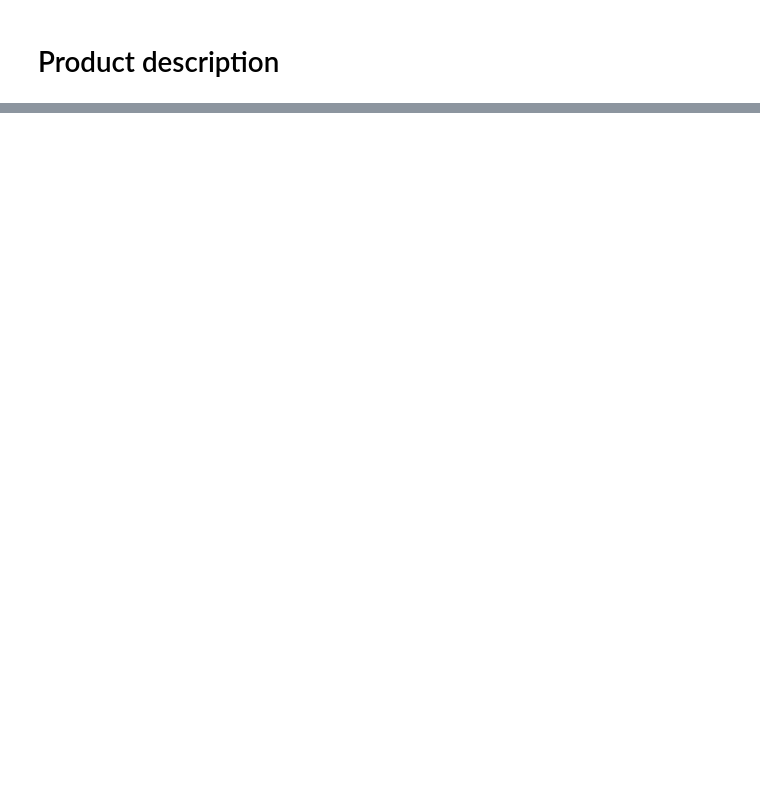
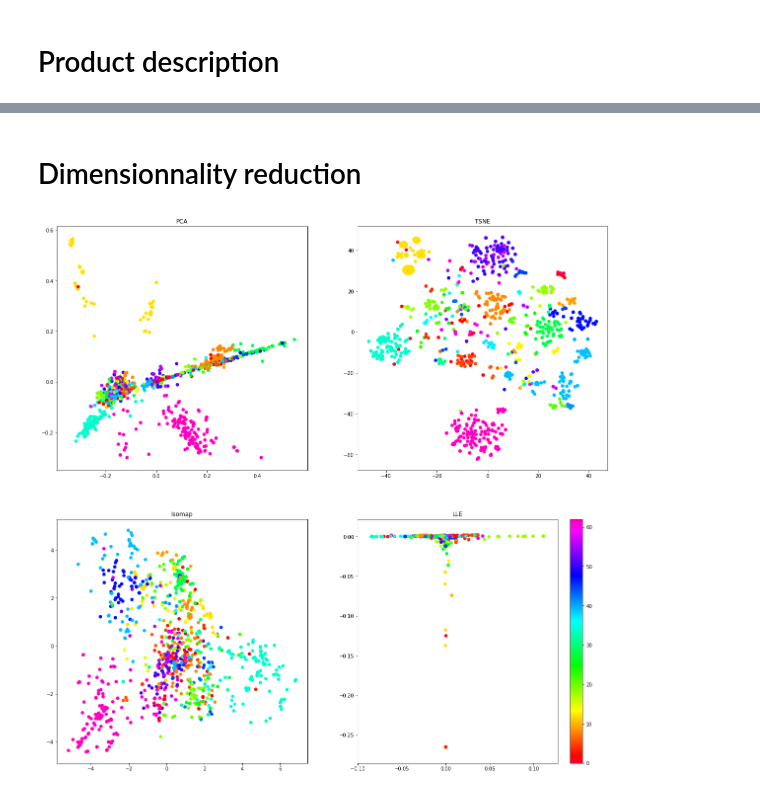
Before and after one commit to AHollierDS/ParcoursDS_Projet6, a Jupyter notebook: P6_01-text_processing.ipynb, the cells around one changed output, grey strips where cells are left out. Drawn from its saved outputs; the diff is of its cells as text; code cells hidden in the pictures; blank space fills up the shorter version.

```diff
--- a/P6_01-text_processing.ipynb
+++ b/P6_01-text_processing.ipynb
@@ -201,0 +194,52 @@ df_shrink = pd.DataFrame(pca.fit_transform(df_))
+# %% [markdown]
+# Dimensionnality reduction
+# %%
+# Plotting several 2D projections of the tf-idf, and allocating color by subcategory
+from sklearn.feature_extraction.text import TfidfTransformer
+from sklearn.preprocessing import LabelEncoder
+
+from sklearn.manifold import TSNE
+from sklearn.manifold import Isomap
+from sklearn.manifold import LocallyLinearEmbedding
+
+# Creating tf-idf matrix
+tf_idf = TfidfTransformer()
+X_tfidf = tf_idf.fit_transform(X)
+
+le_subcat = LabelEncoder()
+subcats_ = le_subcat.fit_transform(data_clean['subcategory'])
+
+# Fitting Dimensionnlaity reduction algorithms
+pca = PCA(n_components = 2)
+tsne = TSNE(n_components = 2)
+iso = Isomap(n_components = 2)
+lle = LocallyLinearEmbedding(n_components = 2)
+
+X_tf_pca = pca.fit_transform(X_tfidf.toarray())
+X_tf_tsne = tsne.fit_transform(X_tfidf)
+X_tf_iso = iso.fit_transform(X_tfidf)
+X_tf_lle = lle.fit_transform(X_tfidf.toarray())
+
+# Plotting
+plt.figure(figsize = (20,20))
+
+plt.subplot(221)
+plt.scatter(X_tf_pca[:,0], X_tf_pca[:,1], c = subcats_, cmap = 'gist_rainbow')
+plt.title('PCA')
+
+plt.subplot(222)
+plt.scatter(X_tf_tsne[:,0], X_tf_tsne[:,1], c = subcats_, cmap = 'gist_rainbow')
+plt.title('TSNE')
+
+plt.subplot(223)
+plt.scatter(X_tf_iso[:,0], X_tf_iso[:,1], c = subcats_, cmap = 'gist_rainbow')
+plt.title('Isomap')
+
+plt.subplot(224)
+plt.scatter(X_tf_lle[:,0], X_tf_lle[:,1], c = subcats_, cmap = 'gist_rainbow')
+plt.title('LLE')
+plt.colorbar()
+
+plt.show()
+# %% [output]
+[figure, added]
```
Also changed, not shown: parts of 25 cells of this notebook.
